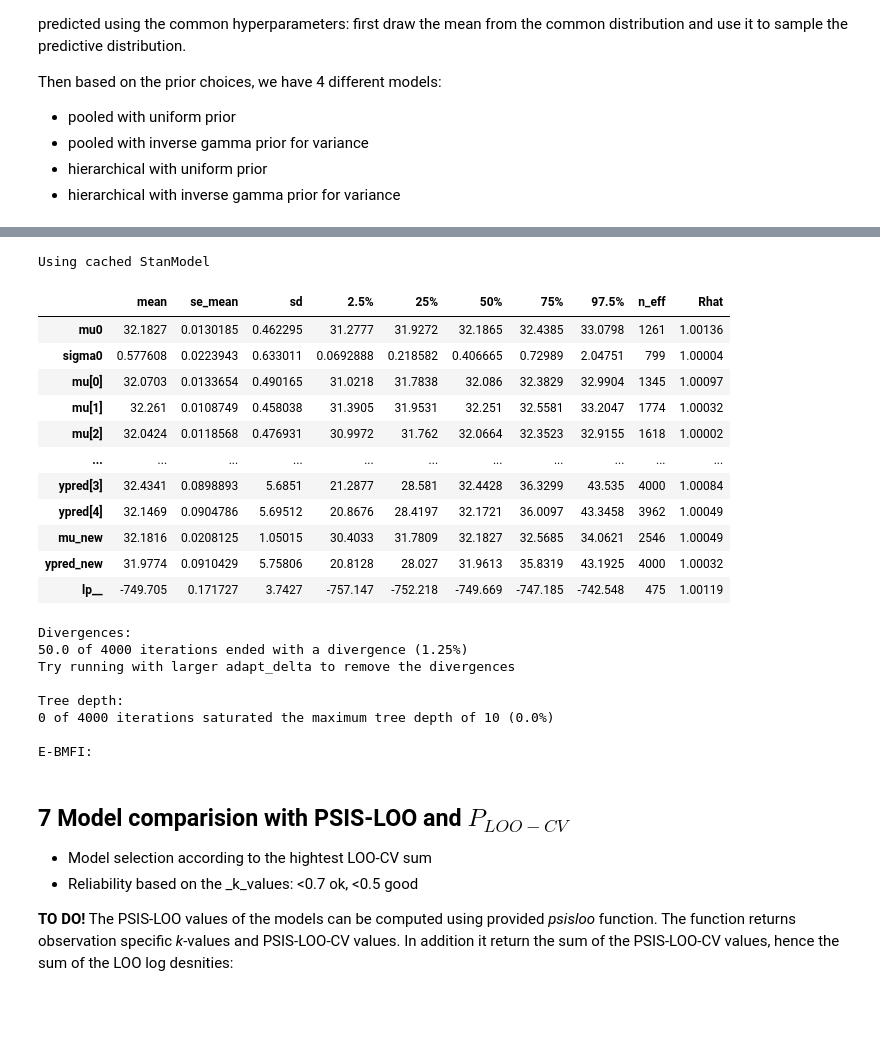
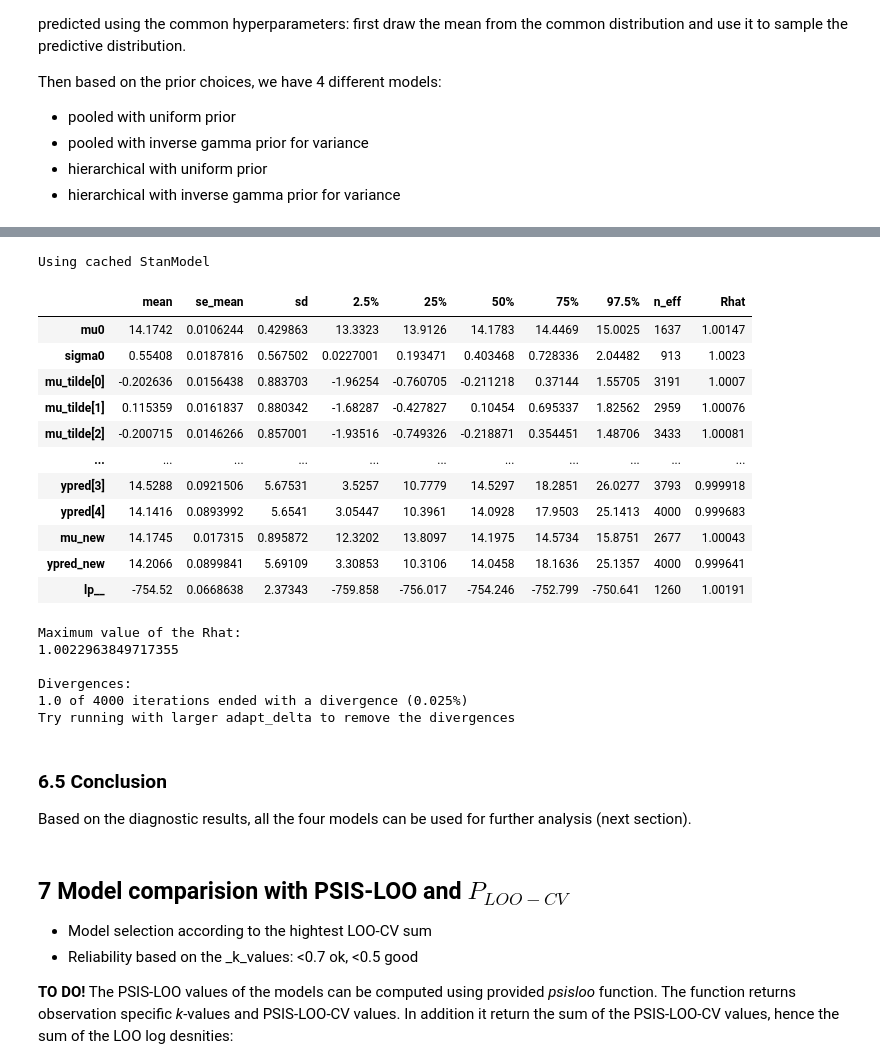
Before and after one commit to fuksi/bda_project_2018, a Jupyter notebook: notebook/BWF Badminton.ipynb, the cells around one changed output, grey strips where cells are left out. Saved outputs shown, nothing was run; the diff lists cells and outputs as text; code cells hidden in the pictures; blank space fills up the shorter version.

```diff
--- a/notebook/BWF Badminton.ipynb
+++ b/notebook/BWF Badminton.ipynb
@@ -381,33 +610,34 @@ The full fit can be found in the _Attachment 4_ and a shorter summary is shown b
 # %%
 # Fit hierarchical uniform model
-hier_inv_df, hier_inv_fit = compute_model(r'stan_code/hier_inverse_gamma_prior.stan',
-                                          hierarchical_data_model, adapt_delta=0.94)
+hier_inv_df, hier_inv_fit = compute_model(r'stan_code/hier_inverse_gamma_prior_v2.stan', hierarchical_data_model)
 print_compact_fit(hier_inv_df)
 # %% [output]
 Using cached StanModel
 |  | mean | se_mean | sd | 2.5% | 25% | 50% | 75% | 97.5% | n_eff | Rhat |
-| mu0 | 32.1827 | 0.0130185 | 0.462295 | 31.2777 | 31.9272 | 32.1865 | 32.4385 | 33.0798 | 1261 | 1.00136 |
-| sigma0 | 0.577608 | 0.0223943 | 0.633011 | 0.0692888 | 0.218582 | 0.406665 | 0.72989 | 2.04751 | 799 | 1.00004 |
-| mu[0] | 32.0703 | 0.0133654 | 0.490165 | 31.0218 | 31.7838 | 32.086 | 32.3829 | 32.9904 | 1345 | 1.00097 |
-| mu[1] | 32.261 | 0.0108749 | 0.458038 | 31.3905 | 31.9531 | 32.251 | 32.5581 | 33.2047 | 1774 | 1.00032 |
-| mu[2] | 32.0424 | 0.0118568 | 0.476931 | 30.9972 | 31.762 | 32.0664 | 32.3523 | 32.9155 | 1618 | 1.00002 |
+| mu0 | 14.1742 | 0.0106244 | 0.429863 | 13.3323 | 13.9126 | 14.1783 | 14.4469 | 15.0025 | 1637 | 1.00147 |
+| sigma0 | 0.55408 | 0.0187816 | 0.567502 | 0.0227001 | 0.193471 | 0.403468 | 0.728336 | 2.04482 | 913 | 1.0023 |
+| mu_tilde[0] | -0.202636 | 0.0156438 | 0.883703 | -1.96254 | -0.760705 | -0.211218 | 0.37144 | 1.55705 | 3191 | 1.0007 |
+| mu_tilde[1] | 0.115359 | 0.0161837 | 0.880342 | -1.68287 | -0.427827 | 0.10454 | 0.695337 | 1.82562 | 2959 | 1.00076 |
+| mu_tilde[2] | -0.200715 | 0.0146266 | 0.857001 | -1.93516 | -0.749326 | -0.218871 | 0.354451 | 1.48706 | 3433 | 1.00081 |
 | ... | ... | ... | ... | ... | ... | ... | ... | ... | ... | ... |
-| ypred[3] | 32.4341 | 0.0898893 | 5.6851 | 21.2877 | 28.581 | 32.4428 | 36.3299 | 43.535 | 4000 | 1.00084 |
-| ypred[4] | 32.1469 | 0.0904786 | 5.69512 | 20.8676 | 28.4197 | 32.1721 | 36.0097 | 43.3458 | 3962 | 1.00049 |
-| mu_new | 32.1816 | 0.0208125 | 1.05015 | 30.4033 | 31.7809 | 32.1827 | 32.5685 | 34.0621 | 2546 | 1.00049 |
-| ypred_new | 31.9774 | 0.0910429 | 5.75806 | 20.8128 | 28.027 | 31.9613 | 35.8319 | 43.1925 | 4000 | 1.00032 |
-| lp__ | -749.705 | 0.171727 | 3.7427 | -757.147 | -752.218 | -749.669 | -747.185 | -742.548 | 475 | 1.00119 |
+| ypred[3] | 14.5288 | 0.0921506 | 5.67531 | 3.5257 | 10.7779 | 14.5297 | 18.2851 | 26.0277 | 3793 | 0.999918 |
+| ypred[4] | 14.1416 | 0.0893992 | 5.6541 | 3.05447 | 10.3961 | 14.0928 | 17.9503 | 25.1413 | 4000 | 0.999683 |
+| mu_new | 14.1745 | 0.017315 | 0.895872 | 12.3202 | 13.8097 | 14.1975 | 14.5734 | 15.8751 | 2677 | 1.00043 |
+| ypred_new | 14.2066 | 0.0899841 | 5.69109 | 3.30853 | 10.3106 | 14.0458 | 18.1636 | 25.1357 | 4000 | 0.999641 |
+| lp__ | -754.52 | 0.0668638 | 2.37343 | -759.858 | -756.017 | -754.246 | -752.799 | -750.641 | 1260 | 1.00191 |
 # %%
-print_compact_fit_checking(hier_inv_fit)
+print_compact_fit_checking(hier_inv_fit, hier_inv_df)
 # %% [output]
+Maximum value of the Rhat:
+1.0022963849717355
+
 Divergences:
-50.0 of 4000 iterations ended with a divergence (1.25%)
+1.0 of 4000 iterations ended with a divergence (0.025%)
 Try running with larger adapt_delta to remove the divergences
-
-Tree depth:
-0 of 4000 iterations saturated the maximum tree depth of 10 (0.0%)
-
-E-BMFI:
+# %% [markdown]
+### 6.5 Conclusion
+
+Based on the diagnostic results, all the four models can be used for further analysis (next section).
 # %% [markdown]
 ## 7 Model comparision with PSIS-LOO and $P_{LOO-CV}$
 
```
Also changed, not shown: parts of 25 cells of this notebook, 3 other files.
